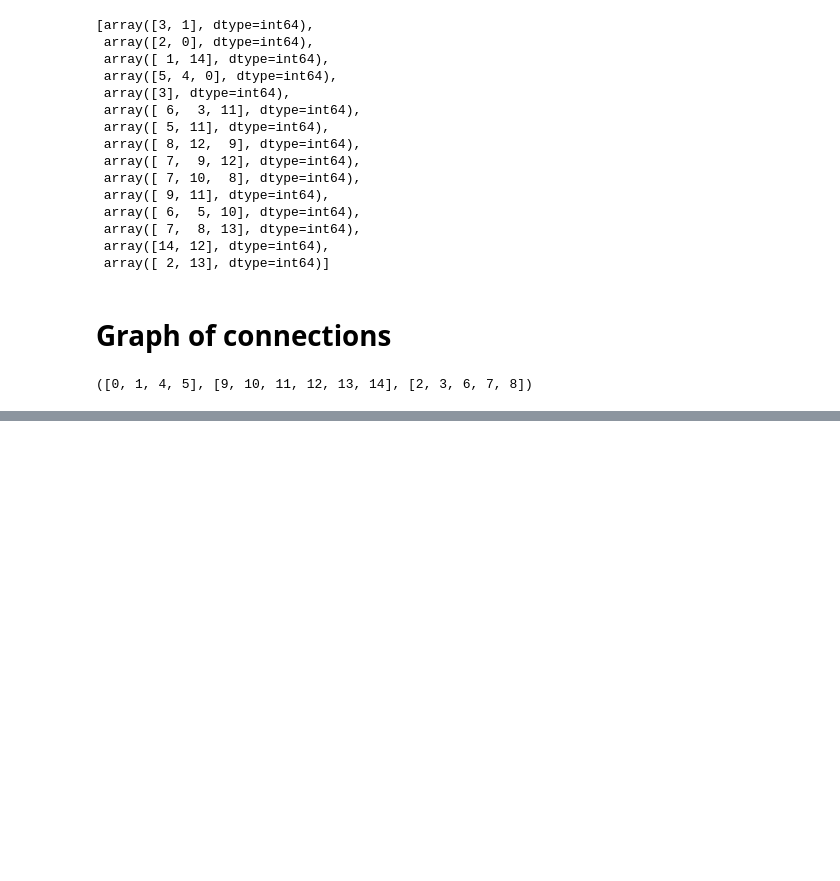
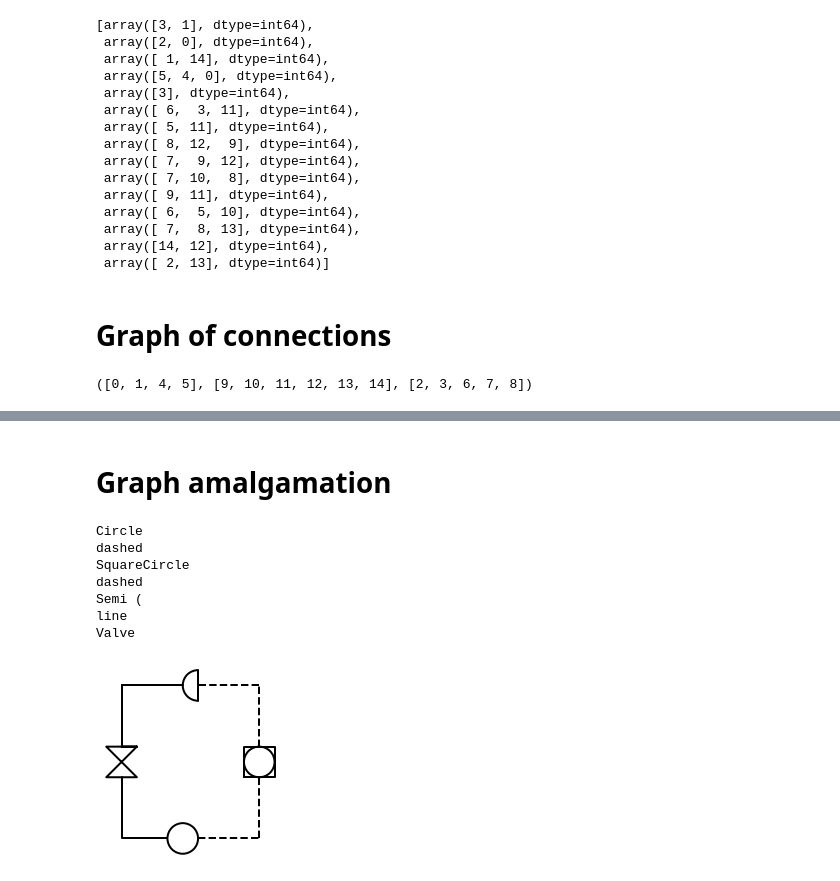
Before and after one commit to 1605105664/PIDRecognizer, a Jupyter notebook: Project.ipynb, the cells around one changed output, grey strips where cells are left out. Saved outputs shown, nothing was run; the diff lists cells and outputs as text; code cells hidden in the pictures; blank space fills up the shorter version.

```diff
--- a/Project.ipynb
+++ b/Project.ipynb
@@ -401,0 +350,6 @@ alignment_dict
+# %%
+symbols = [Symbol('None') for i in lines_dict]
+for i in lines_dict.items():
+    symbols[i[0]].symtype = i[1]
+    for j in sorted_neighbours[i[0]]:
+        symbols[i[0]].assoc(symbols[j])
@@ -401,0 +364,10 @@ alignment_dict
+# %%
+# Remove line-dash association
+temp = []
+for i in symbols:
+    for j in i.neighbors:
+        if i.symtype == 'line' and j.symtype == 'dashed' or i.symtype == 'dashed' and j.symtype == 'line':
+            temp.append((i, j))
+for i in temp:
+    i[0].dissoc(i[1])
+symbols
@@ -401,0 +420,2 @@ alignment_dict
+# %% [markdown]
+# Graph amalgamation
@@ -401,0 +472,38 @@ alignment_dict
+# %%
+def drawSeg(symtype):
+    global theta
+    if symtype == 'line':
+        theta += 90
+        return [Line(), Line(theta=theta)]
+    if symtype == 'dashed':
+        theta += 90
+        return [Line(ls='--'), Line(ls='--', theta=theta)]
+    if symtype == 'Circle':
+        return [Circle(extend=False)]
+    if symtype == 'Valve ':
+        return [Valve(extend=False)]
+    if symtype == 'Semi (':
+        return [Semi(extend=False)]
+    if symtype == 'SquareCircle':
+        return [Control(extend=False)]
+# %%
+theta = 0
+with schemdraw.Drawing() as d:
+    d.config(unit=2.0)
+    prev=None
+    for i in seq:
+        if i==prev:
+            continue
+        d.add_elements(*drawSeg(i))
+        prev=i
+        print(i)
+    d.add(Wire('|-', ls=trailLinestyle).to((0,0)))
+# %% [output]
+Circle
+dashed
+SquareCircle
+dashed
+Semi (
+line
+Valve
+[figure, added]
```
Also changed, not shown: parts of 15 cells of this notebook, 1 other file.
